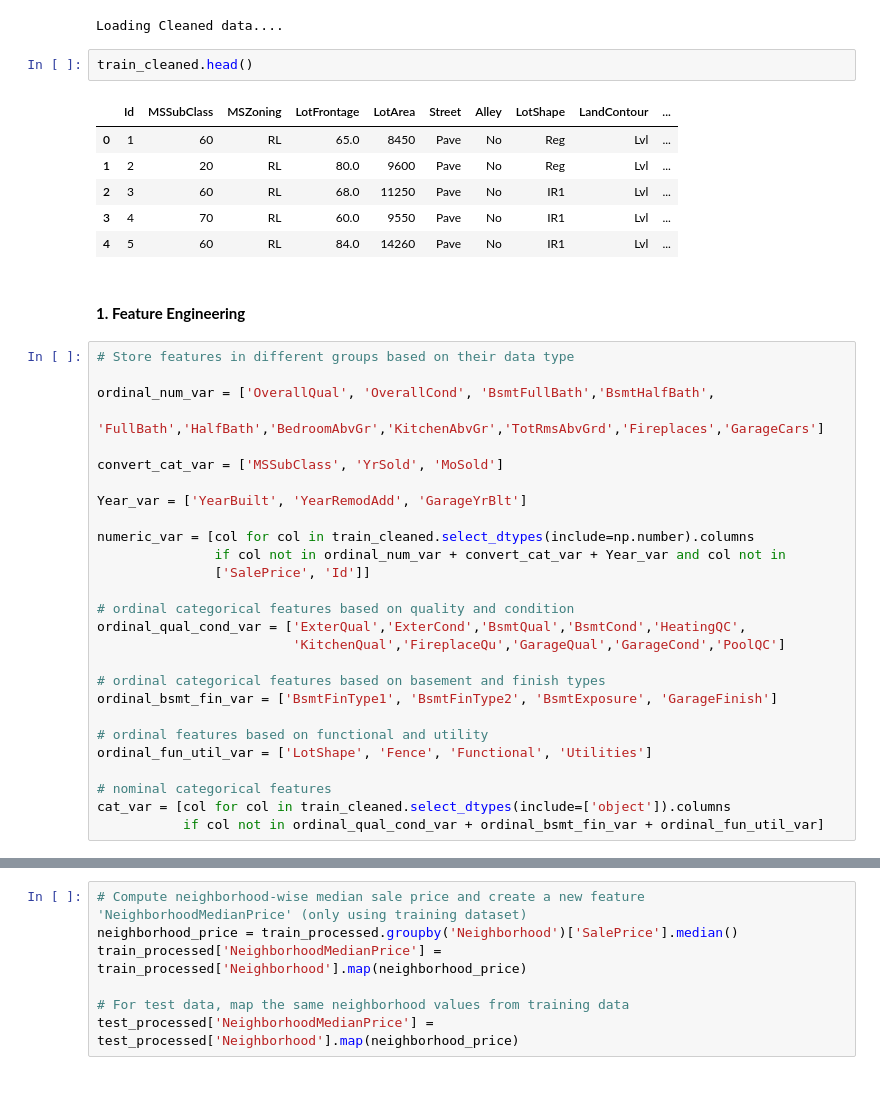
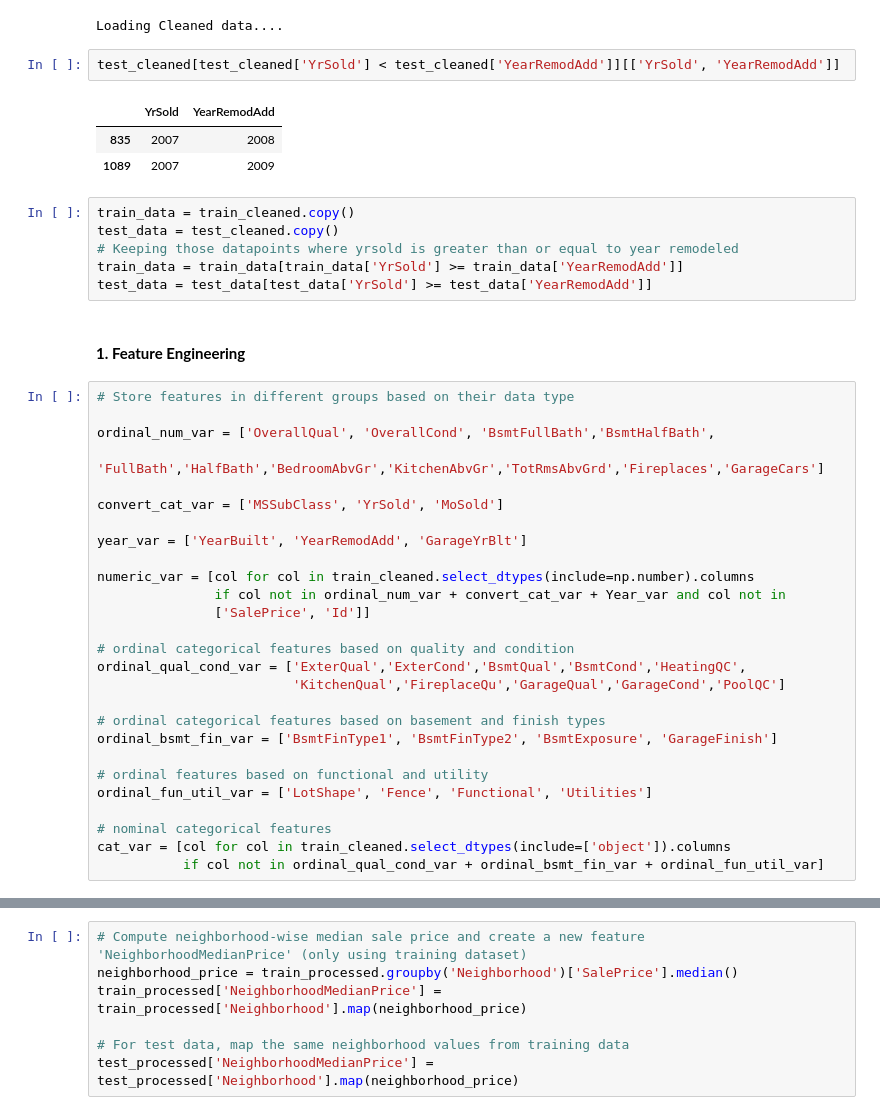
Before and after one commit to annugit1655/Real-Estate-Price-Prediction, a Jupyter notebook: Real-Estate-Price-Prediction/notebooks/02-Preprocessing-&-Feature-Engg.ipynb, the cells around one changed output, grey strips where cells are left out. Drawn from its saved outputs; the diff is of its cells as text; blank space fills up the shorter version.

```diff
--- a/Real-Estate-Price-Prediction/notebooks/02-Preprocessing-&-Feature-Engg.ipynb
+++ b/Real-Estate-Price-Prediction/notebooks/02-Preprocessing-&-Feature-Engg.ipynb
@@ -43,15 +44,18 @@ test_cleaned = pd.read_csv(clean_files[0])
 test_id = test_cleaned['Id']
 # %% [output]
 Loading Cleaned data....
+# %%
+test_cleaned[test_cleaned['YrSold'] < test_cleaned['YearRemodAdd']][['YrSold', 'YearRemodAdd']]
+# %% [output]
+|  | YrSold | YearRemodAdd |
+| 835 | 2007 | 2008 |
+| 1089 | 2007 | 2009 |
 # %%
-train_cleaned.head()
+train_data = train_cleaned.copy()
+test_data = test_cleaned.copy()
+# Keeping those datapoints where yrsold is greater than or equal to year remodeled
+train_data = train_data[train_data['YrSold'] >= train_data['YearRemodAdd']]
+test_data = test_data[test_data['YrSold'] >= test_data['YearRemodAdd']]
-# %% [output]
-|  | Id | MSSubClass | MSZoning | LotFrontage | LotArea | Street | Alley | LotShape | LandContour | ... |
-| 0 | 1 | 60 | RL | 65.0 | 8450 | Pave | No | Reg | Lvl | ... |
-| 1 | 2 | 20 | RL | 80.0 | 9600 | Pave | No | Reg | Lvl | ... |
-| 2 | 3 | 60 | RL | 68.0 | 11250 | Pave | No | IR1 | Lvl | ... |
-| 3 | 4 | 70 | RL | 60.0 | 9550 | Pave | No | IR1 | Lvl | ... |
-| 4 | 5 | 60 | RL | 84.0 | 14260 | Pave | No | IR1 | Lvl | ... |
 # %% [markdown]
 #### **1. Feature Engineering**
 # %%
@@ -62,7 +66,7 @@ ordinal_num_var = ['OverallQual', 'OverallCond', 'BsmtFullBath','BsmtHalfBath',
 
 convert_cat_var = ['MSSubClass', 'YrSold', 'MoSold']
 
-Year_var = ['YearBuilt', 'YearRemodAdd', 'GarageYrBlt']
+year_var = ['YearBuilt', 'YearRemodAdd', 'GarageYrBlt']
 
 numeric_var = [col for col in train_cleaned.select_dtypes(include=np.number).columns
                if col not in ordinal_num_var + convert_cat_var + Year_var and col not in
```
Also changed, not shown: parts of 27 cells of this notebook.
